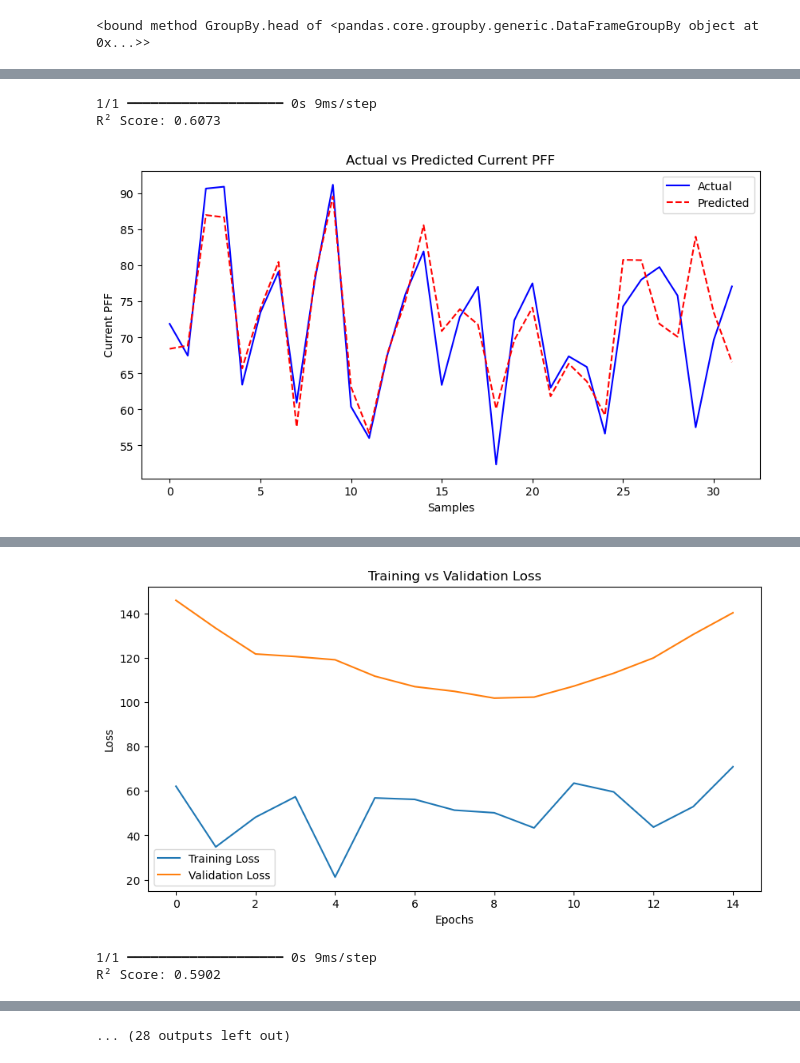
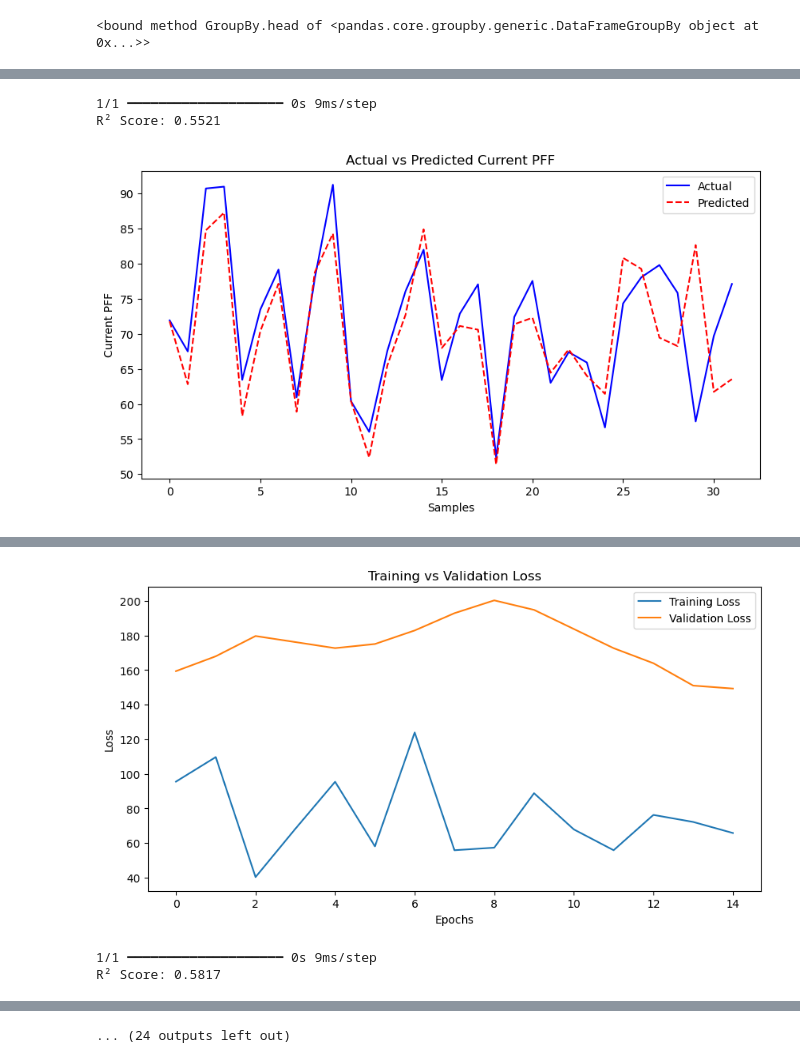
Before and after one commit to PranayN23/NFLResourceAnalysis, a Jupyter notebook: pranay.ipynb, the cells around one changed output, grey strips where cells are left out. Saved outputs shown, nothing was run; the diff lists cells and outputs as text; code cells hidden in the pictures.

```diff
--- a/pranay.ipynb
+++ b/pranay.ipynb
@@ -74,7 +74,7 @@ for team, group in team_data:
         # Iterate through the data to create sequences for 3 years
         for i in range(len(group) - 3):
             # Select the relevant columns for the sequence
-            sequence = group.iloc[i:i+3][['Previous_twp_rate', 'Value_cap_space', 'Previous_AV', 'Previous_PFF',
+            sequence = group.iloc[i:i+3][['Previous_twp_rate', 'Value_cap_space', 'Previous_PFF',
                                            'Previous_ypa', 'Previous_qb_rating', 'Previous_grades_pass',
                                            'Previous_accuracy_percent', 'Previous_btt_rate']]  # Add more columns if needed
 
@@ -146,7 +146,7 @@ from tensorflow.keras.layers import Input, Dense, SimpleRNN, MultiHeadAttention,
 from tensorflow.keras.callbacks import EarlyStopping
 # %%
 # Define the input layer
-inputs = Input(shape=(3, 9))  # 3 time steps, 8 features
+inputs = Input(shape=(3, 8))  # 3 time steps, 8 features
 
 # Add a Dense layer before the attention to create more variability in the input
 dense_input = Dense(16, activation='relu')(inputs)
@@ -178,7 +178,7 @@ early_stopping = tf.keras.callbacks.EarlyStopping(monitor='val_loss', patience=2
 # %%
 # Train the model
 #history = model.fit(X, y, epochs=100, batch_size=8, validation_split=0.2, callbacks=[early_stopping])
-epoch_list = [5, 10, 15, 20, 25, 30, 50, 100, 250, 500]
+epoch_list = [5, 10, 15, 20, 25, 30, 50, 100, 250]
 for e in epoch_list:
     history = model.fit(X, y, epochs=e, batch_size=8, validation_split=0.2)
     # Plot training & validation loss
@@ -247,4 +247,4 @@ Epoch 10/10
 1/1 ━━━━━━━━━━━━━━━━━━━━ 0s 9ms/step
-R² Score: 0.6073
+R² Score: 0.5521
-[figure, old version]
+[figure, new version]
 Epoch 1/15
@@ -267,3 +267,3 @@ Epoch 15/15
-[figure, old version]
+[figure, new version]
 1/1 ━━━━━━━━━━━━━━━━━━━━ 0s 9ms/step
-R² Score: 0.5902
+R² Score: 0.5817
@@ -271 +271 @@ R² Score: 0.5902
-... (28 outputs left out)
+... (24 outputs left out)
```
Also changed, not shown: parts of 5 cells of this notebook, 9 other files.
